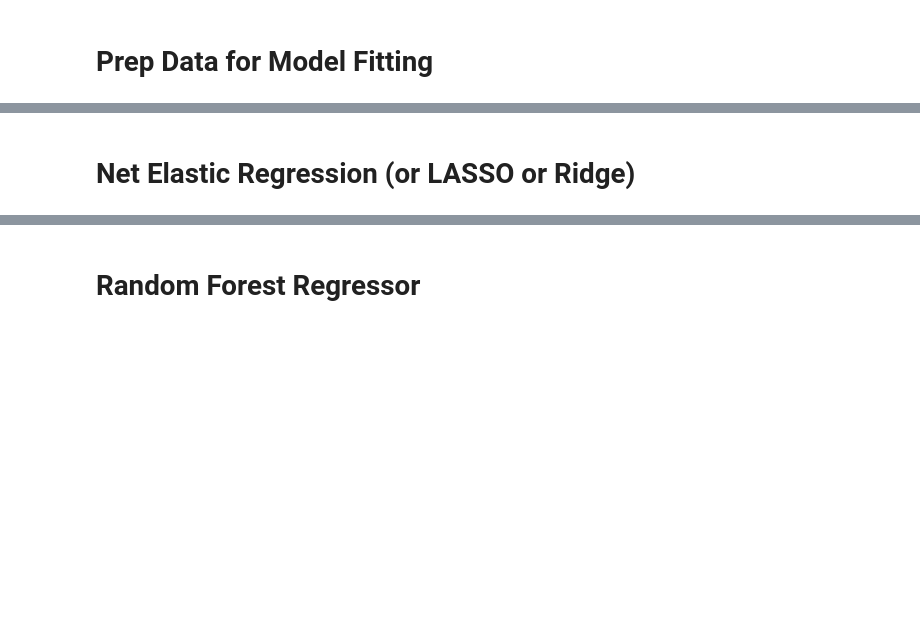
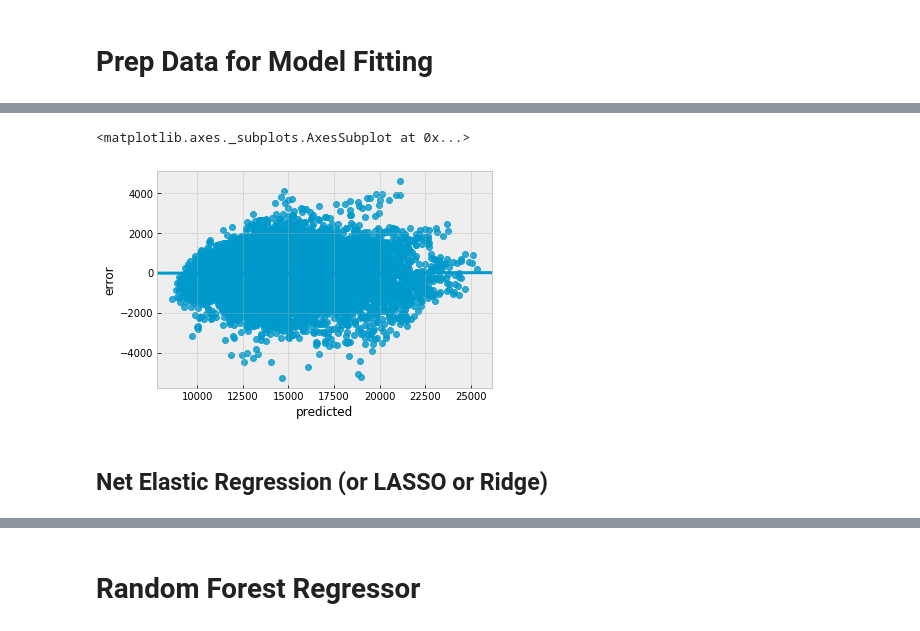
Before and after one commit to dipesh267/Project3, a Jupyter notebook: notebook/03_Features_Plots_and_ML.ipynb, the cells around one changed output, grey strips where cells are left out. Saved outputs shown, nothing was run; the diff lists cells and outputs as text; code cells hidden in the pictures; blank space fills up the shorter version.

```diff
--- a/notebook/03_Features_Plots_and_ML.ipynb
+++ b/notebook/03_Features_Plots_and_ML.ipynb
@@ -251,2 +366,8 @@ plt.show()
+# %%
+# PLOT RESIDUALS V PREDICTED
+sns.regplot(results_lfit.predicted, results_lfit.error, fit_reg = True, ci = 95, color = (0,0.6,0.8, 0.6))
+# %% [output]
+<matplotlib.axes._subplots.AxesSubplot at 0x...>
+[figure, added]
 # %% [markdown]
-# Net Elastic Regression (or LASSO or Ridge)
+## Net Elastic Regression (or LASSO or Ridge)
```
Also changed, not shown: parts of 33 cells of this notebook.
